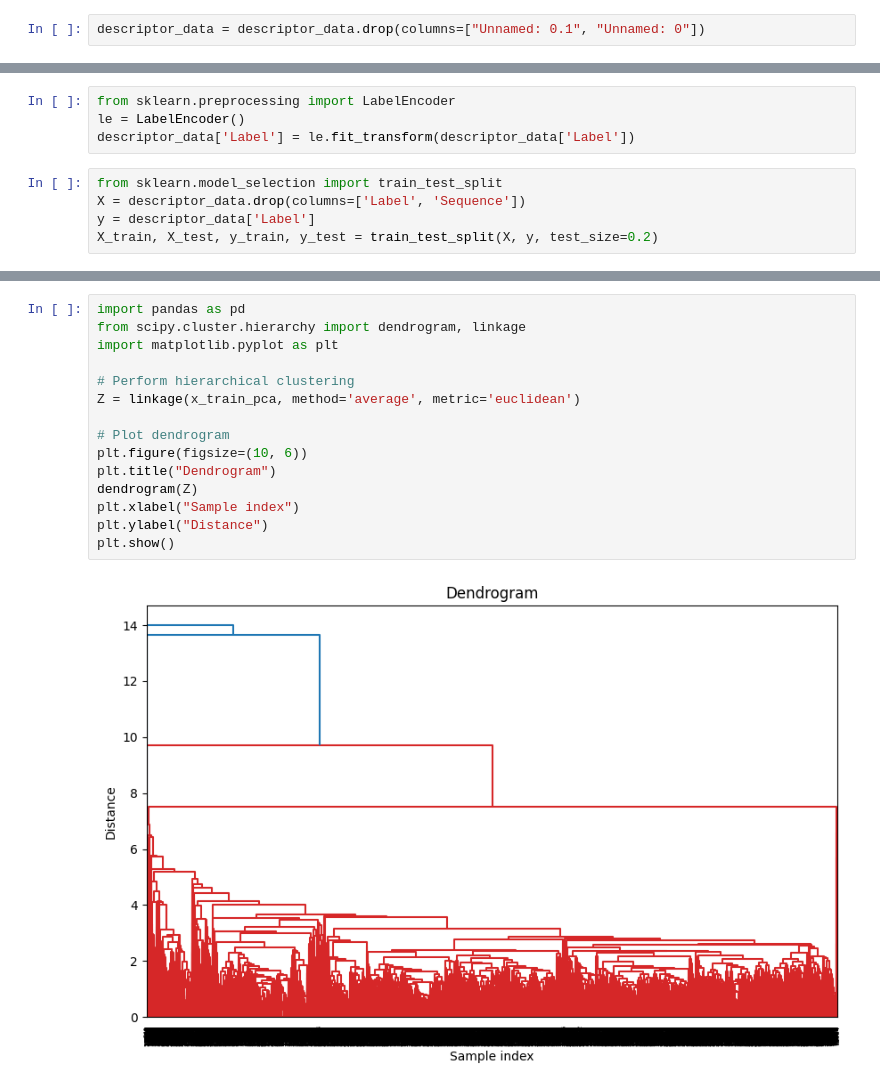
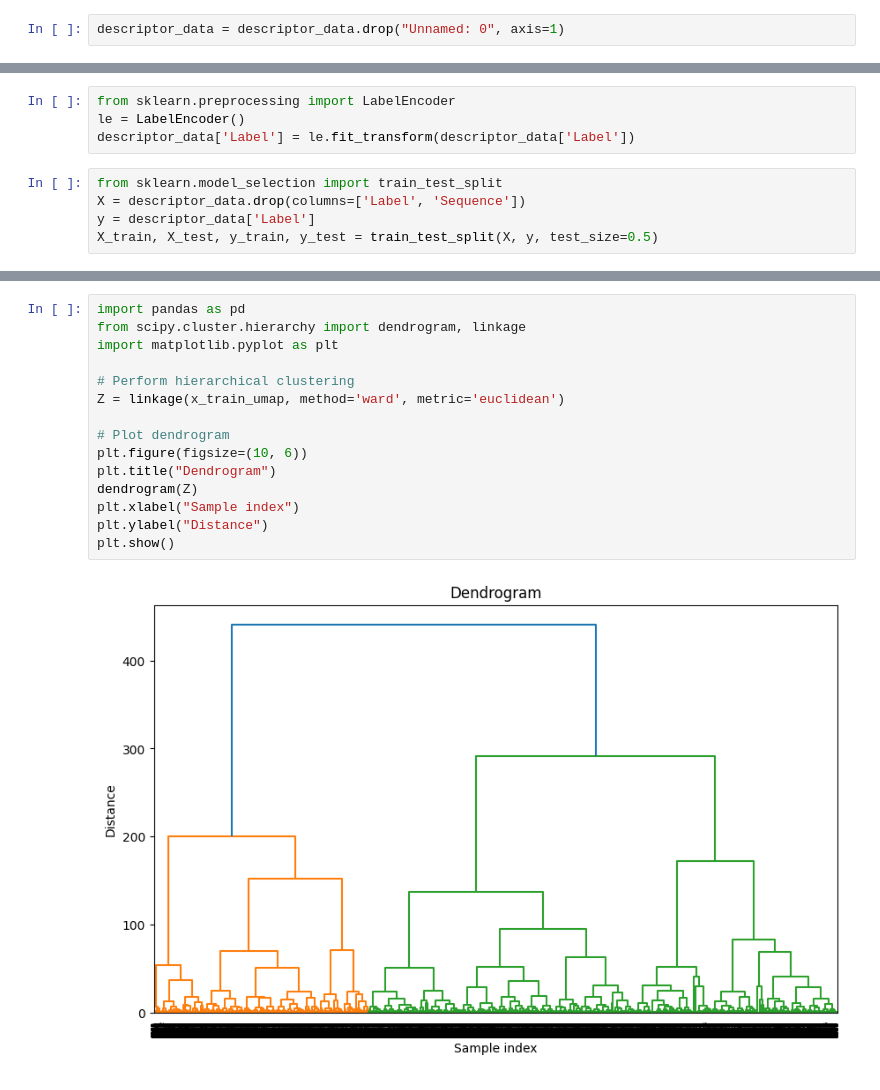
Before and after one commit to SanjeevM2004/BT3040-TPA, a Jupyter notebook: AMP_dataset_creation.ipynb, the cells around one changed output, grey strips where cells are left out. Saved outputs shown, nothing was run; the diff lists cells and outputs as text.

Commit message:
dimension reduction models for descriptor data

```diff
--- a/AMP_dataset_creation.ipynb
+++ b/AMP_dataset_creation.ipynb
@@ -92,5 +85,5 @@ descriptor_data.head()
 # %%
-descriptor_data = descriptor_data.drop(columns=["Unnamed: 0.1", "Unnamed: 0"])
+descriptor_data = descriptor_data.drop("Unnamed: 0", axis=1)
 # %%
 descriptor_data
 # %% [output]
@@ -117,7 +110,7 @@ descriptor_data['Label'] = le.fit_transform(descriptor_data['Label'])
 from sklearn.model_selection import train_test_split
 X = descriptor_data.drop(columns=['Label', 'Sequence'])
 y = descriptor_data['Label']
-X_train, X_test, y_train, y_test = train_test_split(X, y, test_size=0.2)
+X_train, X_test, y_train, y_test = train_test_split(X, y, test_size=0.5)
 # %%
 y_train
 # %% [output]
@@ -297,17 +478,17 @@ Accuracy: 0.9133333333333333
 # %%
 import pandas as pd
 from scipy.cluster.hierarchy import dendrogram, linkage
 import matplotlib.pyplot as plt
 
 # Perform hierarchical clustering
-Z = linkage(x_train_pca, method='average', metric='euclidean')
+Z = linkage(x_train_umap, method='ward', metric='euclidean')
 
 # Plot dendrogram
 plt.figure(figsize=(10, 6))
 plt.title("Dendrogram")
 dendrogram(Z)
 plt.xlabel("Sample index")
 plt.ylabel("Distance")
 plt.show()
 # %% [output]
-[figure, old version]
+[figure, new version]
```
Also changed, not shown: parts of 18 cells of this notebook, 7 other files.
